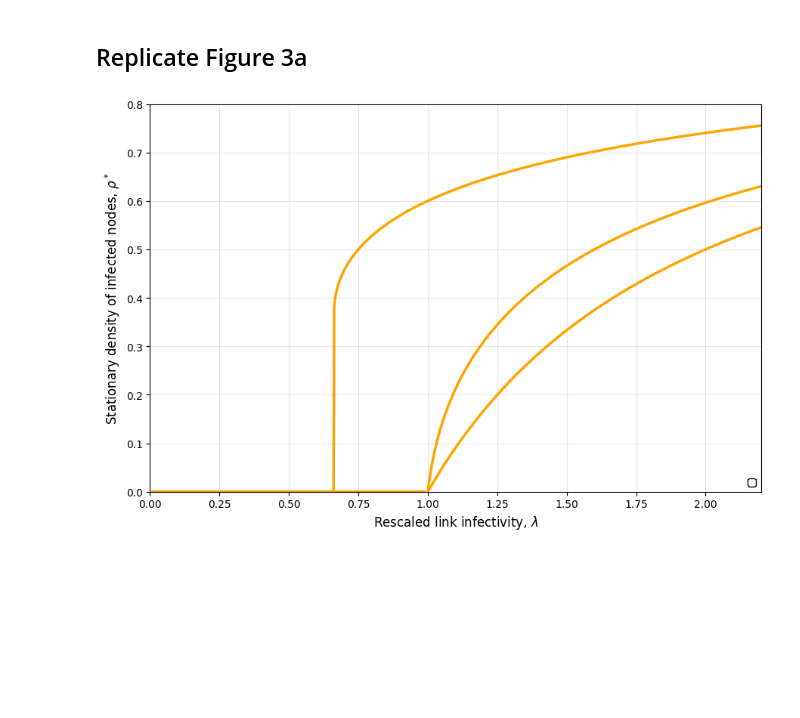
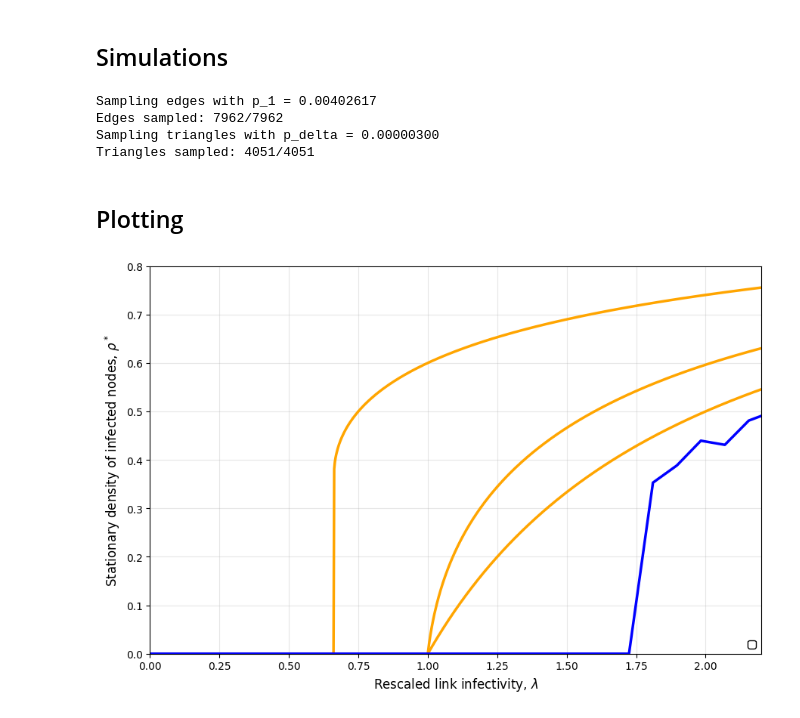
Before and after one commit to ThomasBlalock/Optimal-Seeding-in-Simplicial-Contagion-Models, a Jupyter notebook: experiments.ipynb, the cells around one changed output. Saved outputs shown, nothing was run; the diff lists cells and outputs as text; code cells hidden in the pictures; blank space fills up the shorter version.

```diff
--- a/experiments.ipynb
+++ b/experiments.ipynb
@@ -1,9 +1,59 @@
 # %% [markdown]
-## Replicate Figure 3a
+## Simulations
 # %%
 from modules import RSCGenerator, SCMSimulator, RandomSeeding
+import numpy as np
+N = 2000
+k_avg = 20
+k_d_avg = 6
+mu = 0.1
+lam_d = 2.5
+rho_0 = 0.4
+t_max = 2000
+t_avg = 100
+
+generator = RSCGenerator(k_avg=k_avg, k_delta_avg=k_d_avg, N=N)
+links, triangles = generator.generate(seed=42)
+
+lambda_vals = np.linspace(0.0, 2.5, 30)
+rho_stars = []
+beta_d = (lam_d * mu) / k_d_avg
+
+for lam in lambda_vals:
+    beta = (lam * mu) / k_avg
+
+    if beta > 1.0 or beta_d > 1.0:
+        raise ValueError("Calculated beta exceeds 1.0. Decrease mu.")
+
+    seeder = RandomSeeding(N, rho_0)
+    initial_infected = seeder.seed()
+
+    sim = SCMSimulator(
+        links=links,
+        triangles=triangles,
+        initial_infected=initial_infected,
+        beta=beta,
+        beta_delta=beta_d,
+        mu=mu
+    )
+
+    rho_history = sim.run(t_max)
+
+    if rho_history[-1] == 0.0:
+        rho_star = 0.0
+    else:
+        rho_star = np.mean(rho_history[-t_avg:])
+
+    rho_stars.append(rho_star)
+rho_stars = np.array(rho_stars)
+# %% [output]
+Sampling edges with p_1 = 0.00402617
+Edges sampled: 7962/7962
+Sampling triangles with p_delta = 0.00000300
+Triangles sampled: 4051/4051
+# %% [markdown]
+## Plotting
 # %%
-import numpy as np
 import matplotlib.pyplot as plt
 
 # Analytical Curves
@@ -18,31 +68,33 @@ def mf_rho(lam, lam_d):
     discriminant = (lam - lam_d)**2 - 4 * lam_d * (1 - lam)
     sqrt_term = np.sqrt(discriminant.astype(complex))
     rho = (lam_d - lam + sqrt_term) / (2 * lam_d)
     rho = np.where(np.imag(rho) != 0, 0, rho)
 
     return rho.real
 
 lambdas = np.linspace(0.01, 2.5, 1000)
 rho_0 = mf_rho(lambdas, 0.0)
 rho_08 = mf_rho(lambdas, 0.8)
 rho_25 = mf_rho(lambdas, 2.5)
 
 # Plot
 plt.figure(figsize=(9, 6))
 plt.plot(lambdas, rho_0, color='orange', lw=2.5)
 plt.plot(lambdas, rho_08, color='orange', lw=2.5)
 plt.plot(lambdas, rho_25, color='orange', lw=2.5)
 
+plt.plot(lambda_vals, rho_stars, color='blue', lw=2.5)
+
 plt.xlim(0, 2.2)
 plt.ylim(0, 0.8)
 plt.xlabel(r'Rescaled link infectivity, $\lambda$', fontsize=12)
 plt.ylabel(r'Stationary density of infected nodes, $\rho^*$', fontsize=12)
 plt.legend(loc='lower right', framealpha=1, edgecolor='black')
 plt.grid(alpha=0.3)
 plt.tight_layout()
 
 # Save the plot
 plt.savefig('analytical_curves.png', dpi=300)
 plt.show()
 # %% [output]
-[figure, old version]
+[figure, new version]
```
Also changed, not shown: 2 other files.
